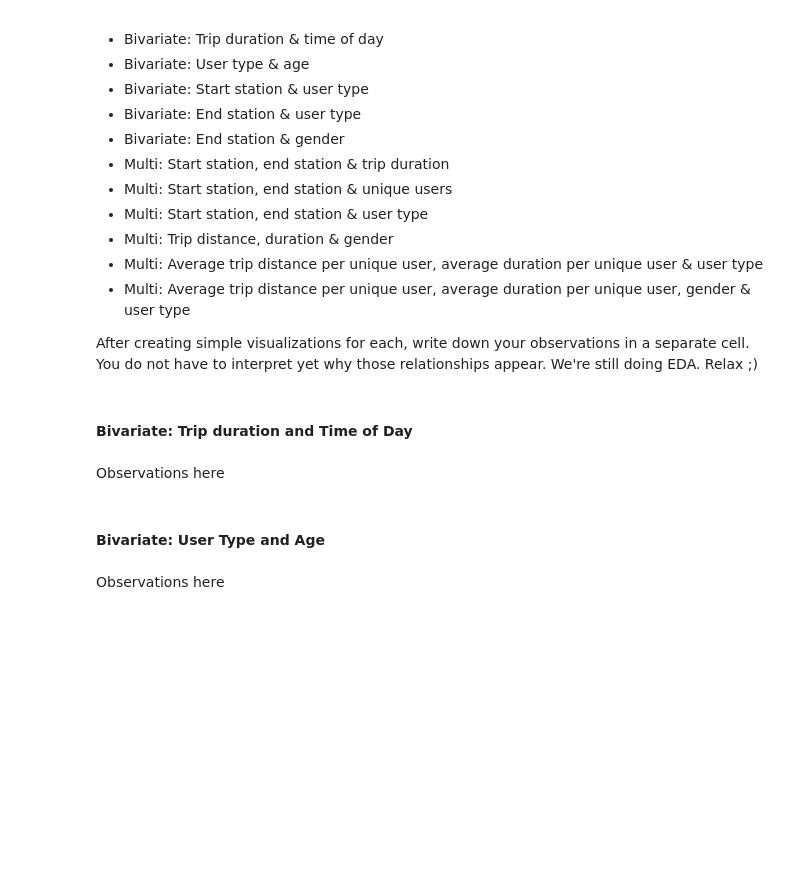
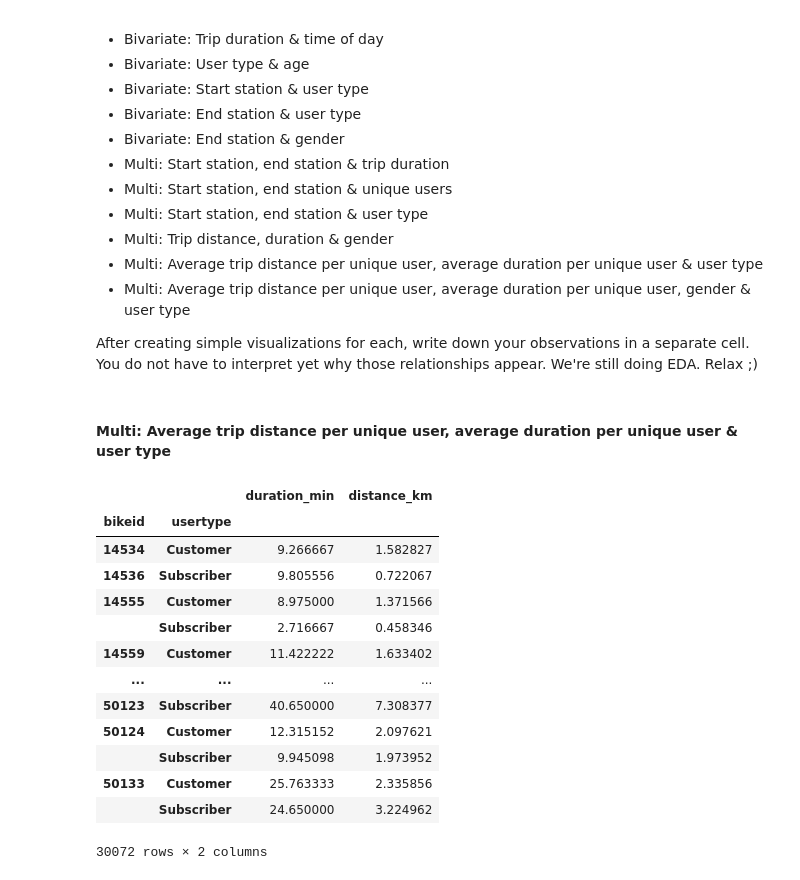
Before and after one commit to lexcyman/datasci-eda, a Jupyter notebook: EDA-exercise.ipynb, the cells around one changed output. Cells and saved outputs as stored; diff of their text form; code cells hidden in the pictures; blank space fills up the shorter version.

Commit message:
Last 2 eda done with observations

```diff
--- a/EDA-exercise.ipynb
+++ b/EDA-exercise.ipynb
@@ -409,11 +600,28 @@ We are already done in examining the individual characteristics of each variable
 - Multi: Average trip distance per unique user, average duration per unique user, gender & user type
 
 After creating simple visualizations for each, write down your observations in a separate cell. You do not have to interpret yet why those relationships appear. We're still doing EDA. Relax ;)
-# %% [markdown]
-#### Bivariate: Trip duration and Time of Day
-# %% [markdown]
-Observations here
-# %% [markdown]
-#### Bivariate: User Type and Age
-# %% [markdown]
-Observations here
+# %% [markdown]
+#### Multi: Average trip distance per unique user, average duration per unique user & user type
+# %%
+filter_data = data[filtered_entries]
+
+avg_unique_user = filter_data[["duration_min", "bikeid", "distance_km", "usertype"]]
+
+avg_unique_user_data = avg_unique_user.groupby(["bikeid", "usertype"]).mean()
+
+avg_unique_user_data
+# %% [output]
+|  |  | duration_min | distance_km |
+| bikeid | usertype |  |  |
+| 14534 | Customer | 9.266667 | 1.582827 |
+| 14536 | Subscriber | 9.805556 | 0.722067 |
+| 14555 | Customer | 8.975000 | 1.371566 |
+|  | Subscriber | 2.716667 | 0.458346 |
+| 14559 | Customer | 11.422222 | 1.633402 |
+| ... | ... | ... | ... |
+| 50123 | Subscriber | 40.650000 | 7.308377 |
+| 50124 | Customer | 12.315152 | 2.097621 |
+|  | Subscriber | 9.945098 | 1.973952 |
+| 50133 | Customer | 25.763333 | 2.335856 |
+|  | Subscriber | 24.650000 | 3.224962 |
+30072 rows × 2 columns
```
Also changed, not shown: parts of 37 cells of this notebook.
